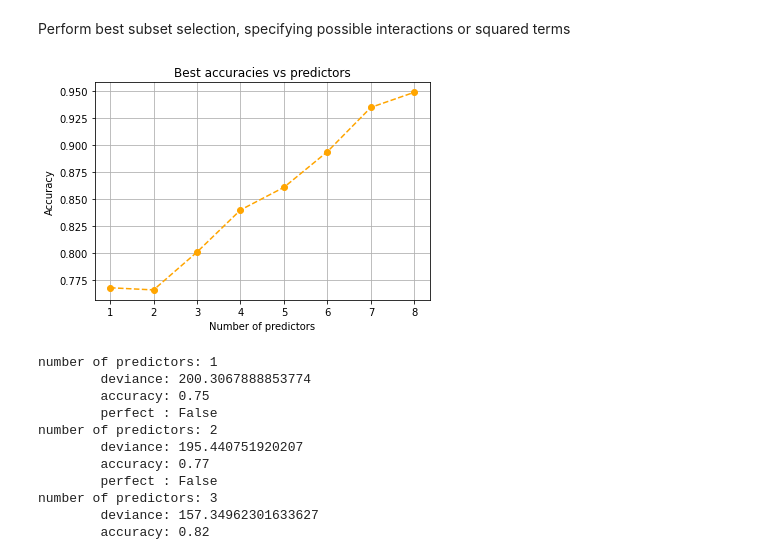
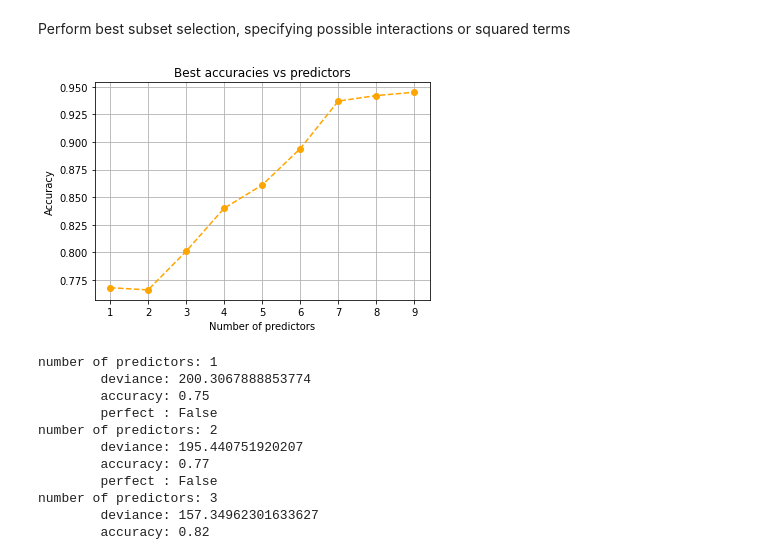
Before and after one commit to UniversityProjectsAtUnisa/exam-project_sda, a Jupyter notebook: z_classification.ipynb, the cells around one changed output. Drawn from its saved outputs; the diff is of its cells as text; code cells hidden in the pictures.

```diff
--- a/z_classification.ipynb
+++ b/z_classification.ipynb
@@ -52,20 +52,20 @@ Perform best subset selection, specifying possible interactions or squared terms
 # %%
 from importlib import reload
 reload(utils)
 utils_ = utils.Utils(ABS_PATH, DATASET_FILENAME, Y_LABEL, PREDICTORS_NUMBER)
 df = utils_.read_dataset()
 
 possible_interactions =  (
-    # ('Y_AvgTravelledDistance', 'Y_PhysicalEndurance'),
-    # ('Y_EmotionalMotivation',  'Y_PhysicalEndurance'),
-    # ('Y_Hyperthermia',         'Y_PhysicalEndurance'),
-    # ('Y_AvgTravelledDistance', 'Y_PhysicalEndurance'),
+    ('Y_AvgTravelledDistance', 'Y_PhysicalEndurance'),
+    ('Y_EmotionalMotivation',  'Y_PhysicalEndurance'),
+    ('Y_Hyperthermia',         'Y_PhysicalEndurance'),
+    ('Y_AvgTravelledDistance', 'Y_PhysicalEndurance'),
     ('Y_MentalConcentration',  'Y_Dehydration'),
 )
 subsets = utils_.best_subset(df, possible_interactions, nfolds = 5, nCV = 5, verbose=True)
 # print(perfect_separations)
 # %% [output]
-[figure, old version]
+[figure, new version]
 # %%
 for i in range(1,10+1):
     print('number of predictors:',i)
```
Also changed, not shown: 1 other file.
